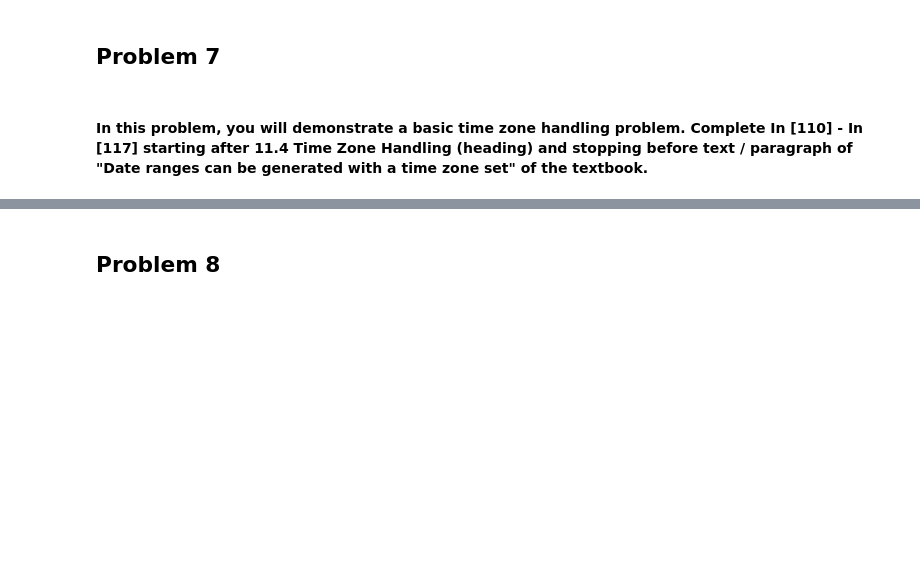
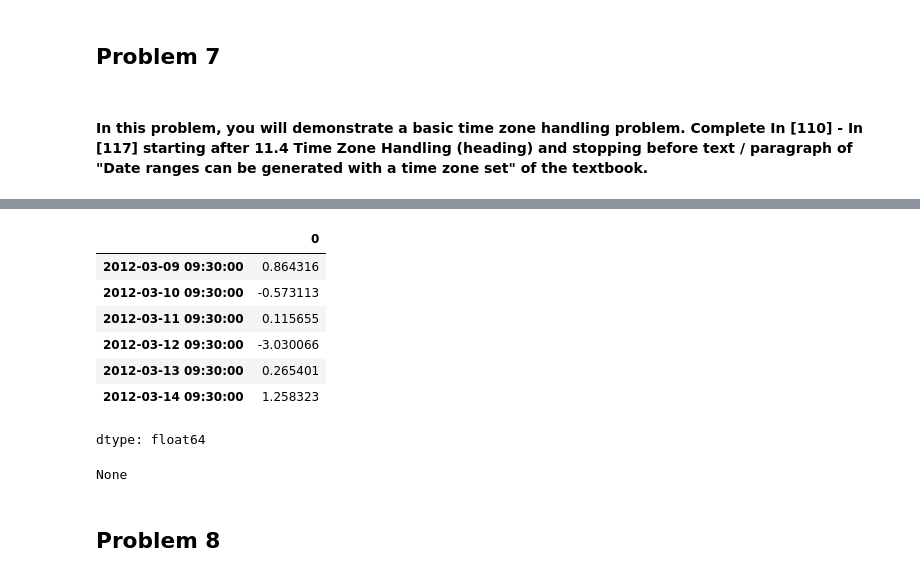
Before and after one commit to tartam1/IT545, a Jupyter notebook: Lab_6_Assignment.ipynb, the cells around one changed output, grey strips where cells are left out. Drawn from its saved outputs; the diff is of its cells as text; code cells hidden in the pictures; blank space fills up the shorter version.

```diff
--- a/Lab_6_Assignment.ipynb
+++ b/Lab_6_Assignment.ipynb
@@ -259,3 +321,21 @@ DatetimeIndex(['2012-05-02', '2012-05-03', '2012-05-04', '2012-05-05',
+# %%
+# Time Zone Localization and Conversion
+dates = pd.date_range("2012-03-09 09:30", periods=6)
+ts = pd.Series(np.random.standard_normal(len(dates)), index=dates)
+ts
+# %% [output]
+|  | 0 |
+| 2012-03-09 09:30:00 | 0.864316 |
+| 2012-03-10 09:30:00 | -0.573113 |
+| 2012-03-11 09:30:00 | 0.115655 |
+| 2012-03-12 09:30:00 | -3.030066 |
+| 2012-03-13 09:30:00 | 0.265401 |
+| 2012-03-14 09:30:00 | 1.258323 |
+dtype: float64
+# %%
+print(ts.index.tz)
+# %% [output]
+None
 # %% [markdown]
 ## Problem 8
 # %% [markdown]
```
Also changed, not shown: parts of 11 cells of this notebook.
